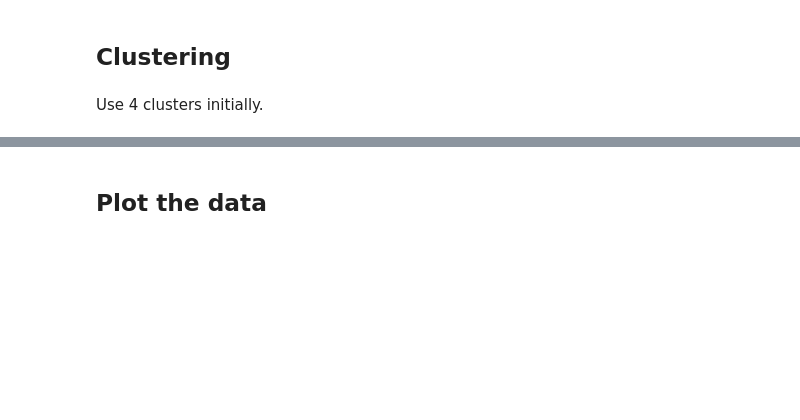
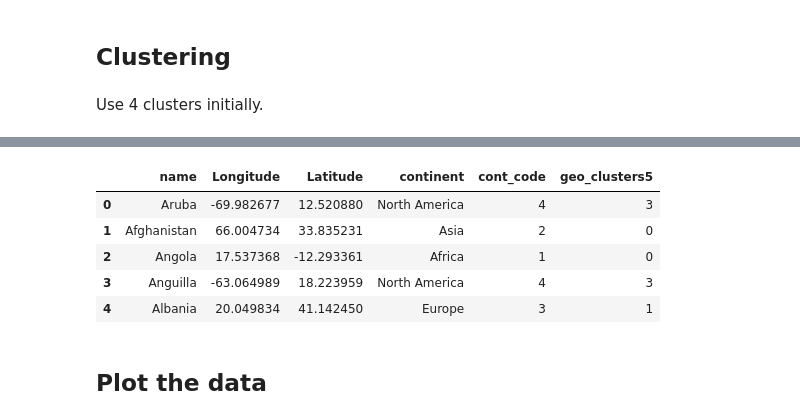
Before and after one commit to faithkane3/clustering_practice, a Jupyter notebook: clustering_categorical_data.ipynb, the cells around one changed output, grey strips where cells are left out. Drawn from its saved outputs; the diff is of its cells as text; code cells hidden in the pictures; blank space fills up the shorter version.

```diff
--- a/clustering_categorical_data.ipynb
+++ b/clustering_categorical_data.ipynb
@@ -83,2 +171,14 @@ Use 4 clusters initially.
+# %%
+# Add clusters to the df.
+
+df['geo_clusters5'] = geo_clusters5
+df.head()
+# %% [output]
+|  | name | Longitude | Latitude | continent | cont_code | geo_clusters5 |
+| 0 | Aruba | -69.982677 | 12.520880 | North America | 4 | 3 |
+| 1 | Afghanistan | 66.004734 | 33.835231 | Asia | 2 | 0 |
+| 2 | Angola | 17.537368 | -12.293361 | Africa | 1 | 0 |
+| 3 | Anguilla | -63.064989 | 18.223959 | North America | 4 | 3 |
+| 4 | Albania | 20.049834 | 41.142450 | Europe | 3 | 1 |
 # %% [markdown]
 ## Plot the data
```
Also changed, not shown: parts of 16 cells of this notebook.
